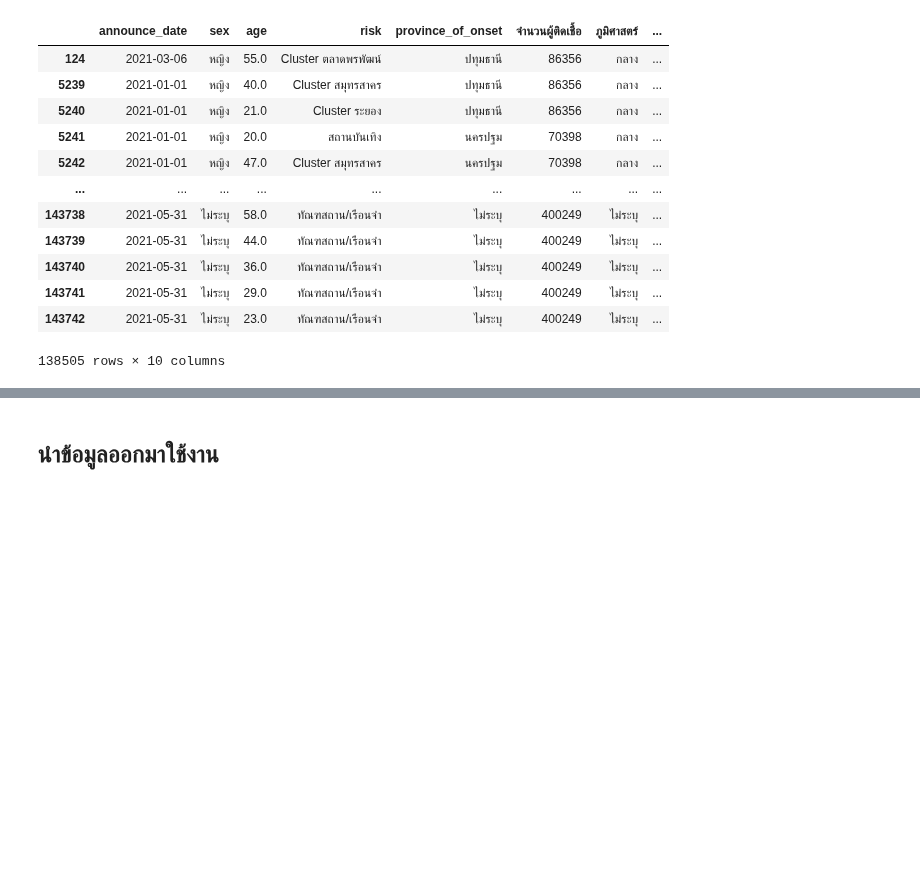
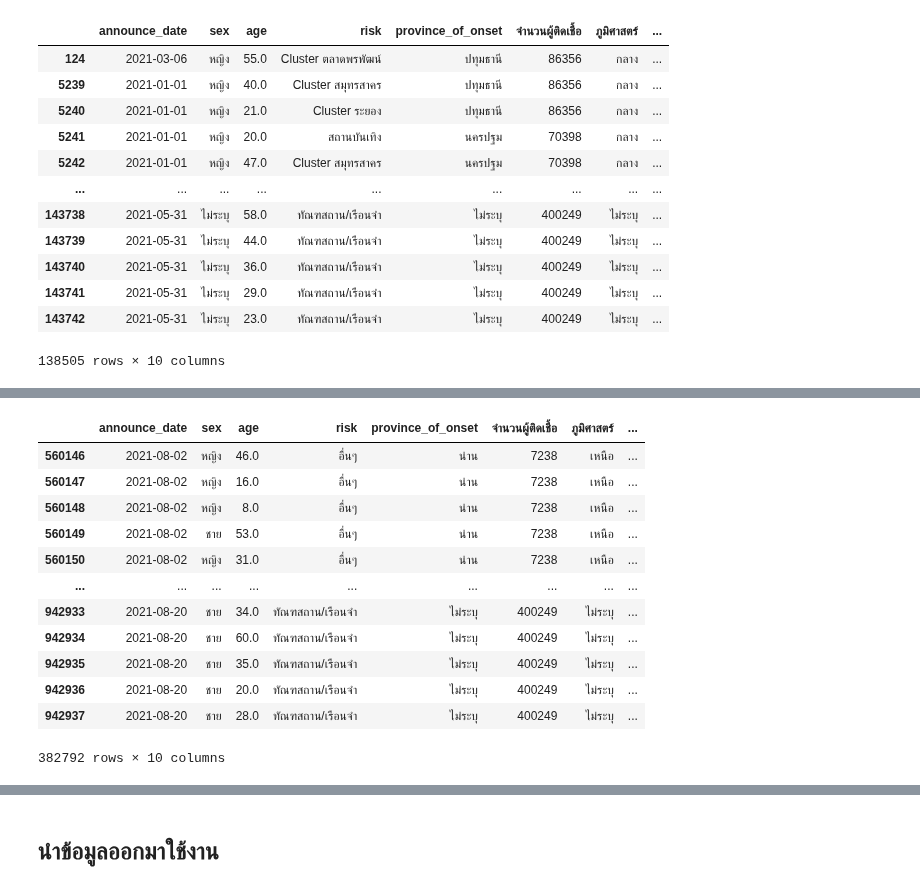
Before and after one commit to Khamsaen2489/DWDM21, a Jupyter notebook: Group_Project2.ipynb, the cells around one changed output, grey strips where cells are left out. Drawn from its saved outputs; the diff is of its cells as text; code cells hidden in the pictures; blank space fills up the shorter version.

```diff
--- a/Group_Project2.ipynb
+++ b/Group_Project2.ipynb
@@ -1192,0 +1193,17 @@ data_4_y21
+# %%
+data_5_y21 = data_finish_new[(data_finish_new['announce_date'] >= '2021-08-02') & (data_finish_new['announce_date'] <= '2021-08-20')]
+data_5_y21
+# %% [output]
+|  | announce_date | sex | age | risk | province_of_onset | จำนวนผู้ติดเชื้อ | ภูมิศาสตร์ | ... |
+| 560146 | 2021-08-02 | หญิง | 46.0 | อื่นๆ | น่าน | 7238 | เหนือ | ... |
+| 560147 | 2021-08-02 | หญิง | 16.0 | อื่นๆ | น่าน | 7238 | เหนือ | ... |
+| 560148 | 2021-08-02 | หญิง | 8.0 | อื่นๆ | น่าน | 7238 | เหนือ | ... |
+| 560149 | 2021-08-02 | ชาย | 53.0 | อื่นๆ | น่าน | 7238 | เหนือ | ... |
+| 560150 | 2021-08-02 | หญิง | 31.0 | อื่นๆ | น่าน | 7238 | เหนือ | ... |
+| ... | ... | ... | ... | ... | ... | ... | ... | ... |
+| 942933 | 2021-08-20 | ชาย | 34.0 | ทัณฑสถาน/เรือนจำ | ไม่ระบุ | 400249 | ไม่ระบุ | ... |
+| 942934 | 2021-08-20 | ชาย | 60.0 | ทัณฑสถาน/เรือนจำ | ไม่ระบุ | 400249 | ไม่ระบุ | ... |
+| 942935 | 2021-08-20 | ชาย | 35.0 | ทัณฑสถาน/เรือนจำ | ไม่ระบุ | 400249 | ไม่ระบุ | ... |
+| 942936 | 2021-08-20 | ชาย | 20.0 | ทัณฑสถาน/เรือนจำ | ไม่ระบุ | 400249 | ไม่ระบุ | ... |
+| 942937 | 2021-08-20 | ชาย | 28.0 | ทัณฑสถาน/เรือนจำ | ไม่ระบุ | 400249 | ไม่ระบุ | ... |
+382792 rows × 10 columns
```
Also changed, not shown: parts of 17 cells of this notebook.
